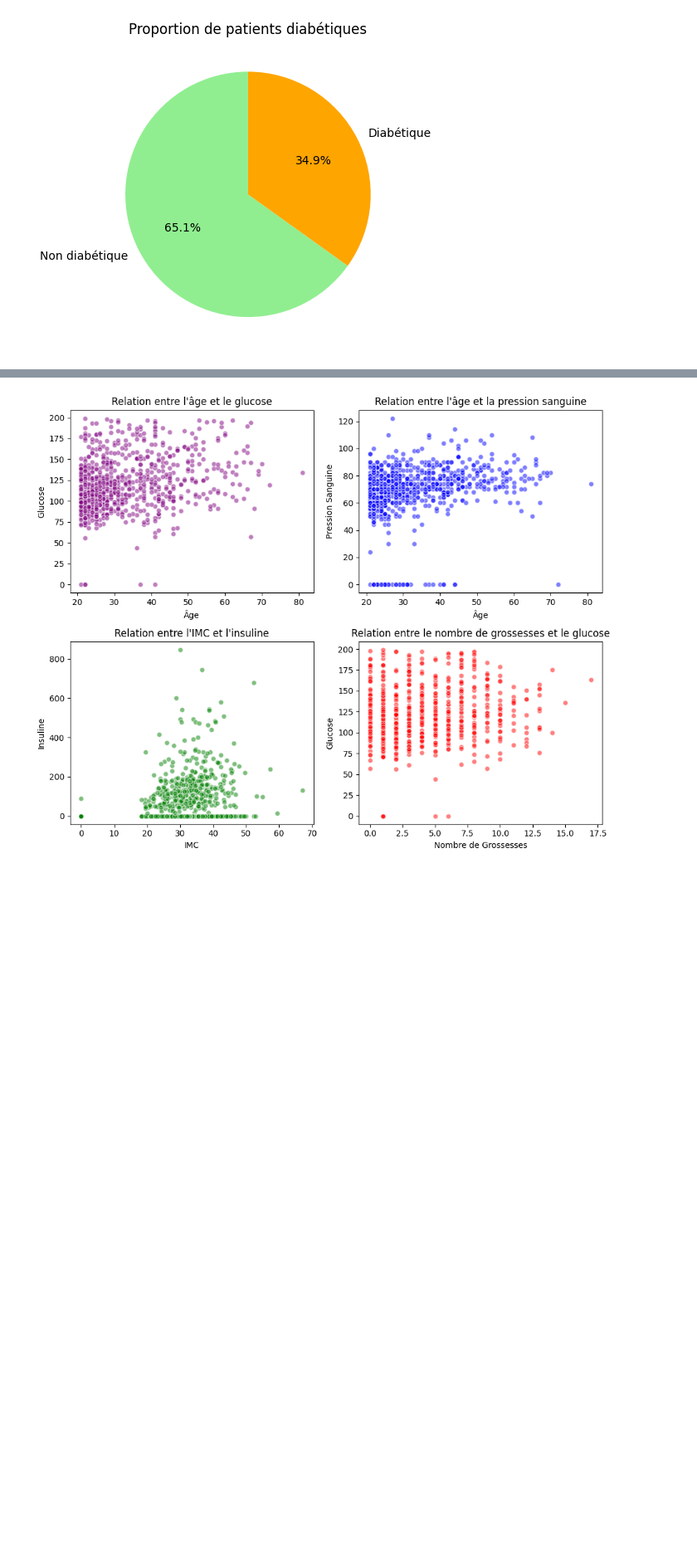
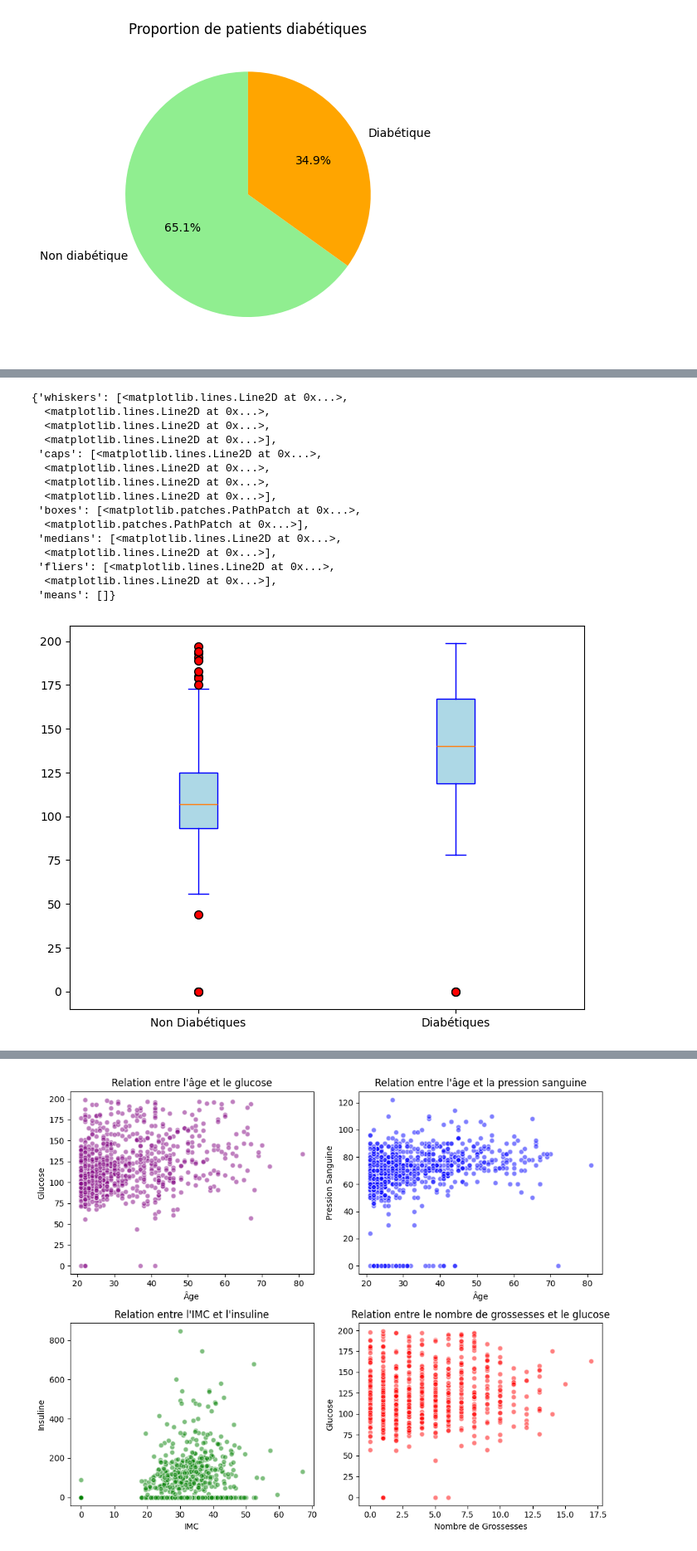
Before and after one commit to Badu1230/Badu1230, a Jupyter notebook: Pima_Indians_Diabetes_Analyse.ipynb, the cells around one changed output, grey strips where cells are left out. Shown at 83% size. Drawn from its saved outputs; the diff is of its cells as text; code cells hidden in the pictures; blank space fills up the shorter version.

```diff
--- a/Pima_Indians_Diabetes_Analyse.ipynb
+++ b/Pima_Indians_Diabetes_Analyse.ipynb
@@ -212,0 +228,27 @@ plt.show()
+# %%
+# Créer un boxplot avec matplotlib
+plt.figure(figsize=(8, 6))
+plt.boxplot([df[df['Outcome'] == 0]
+['Glucose'], df[df['Outcome'] == 1]
+['Glucose']],
+            labels=['Non Diabétiques', 'Diabétiques'], patch_artist=True,
+            boxprops=dict(facecolor='lightblue', color='blue'),
+            whiskerprops=dict(color='blue'), capprops=dict(color='blue'),
+flierprops=dict(markerfacecolor='red', marker='o', markersize=7))
+# %% [output]
+{'whiskers': [<matplotlib.lines.Line2D at 0x...>,
+  <matplotlib.lines.Line2D at 0x...>,
+  <matplotlib.lines.Line2D at 0x...>,
+  <matplotlib.lines.Line2D at 0x...>],
+ 'caps': [<matplotlib.lines.Line2D at 0x...>,
+  <matplotlib.lines.Line2D at 0x...>,
+  <matplotlib.lines.Line2D at 0x...>,
+  <matplotlib.lines.Line2D at 0x...>],
+ 'boxes': [<matplotlib.patches.PathPatch at 0x...>,
+  <matplotlib.patches.PathPatch at 0x...>],
+ 'medians': [<matplotlib.lines.Line2D at 0x...>,
+  <matplotlib.lines.Line2D at 0x...>],
+ 'fliers': [<matplotlib.lines.Line2D at 0x...>,
+  <matplotlib.lines.Line2D at 0x...>],
+ 'means': []}
+[figure, added]
```
Also changed, not shown: parts of 9 cells of this notebook.
